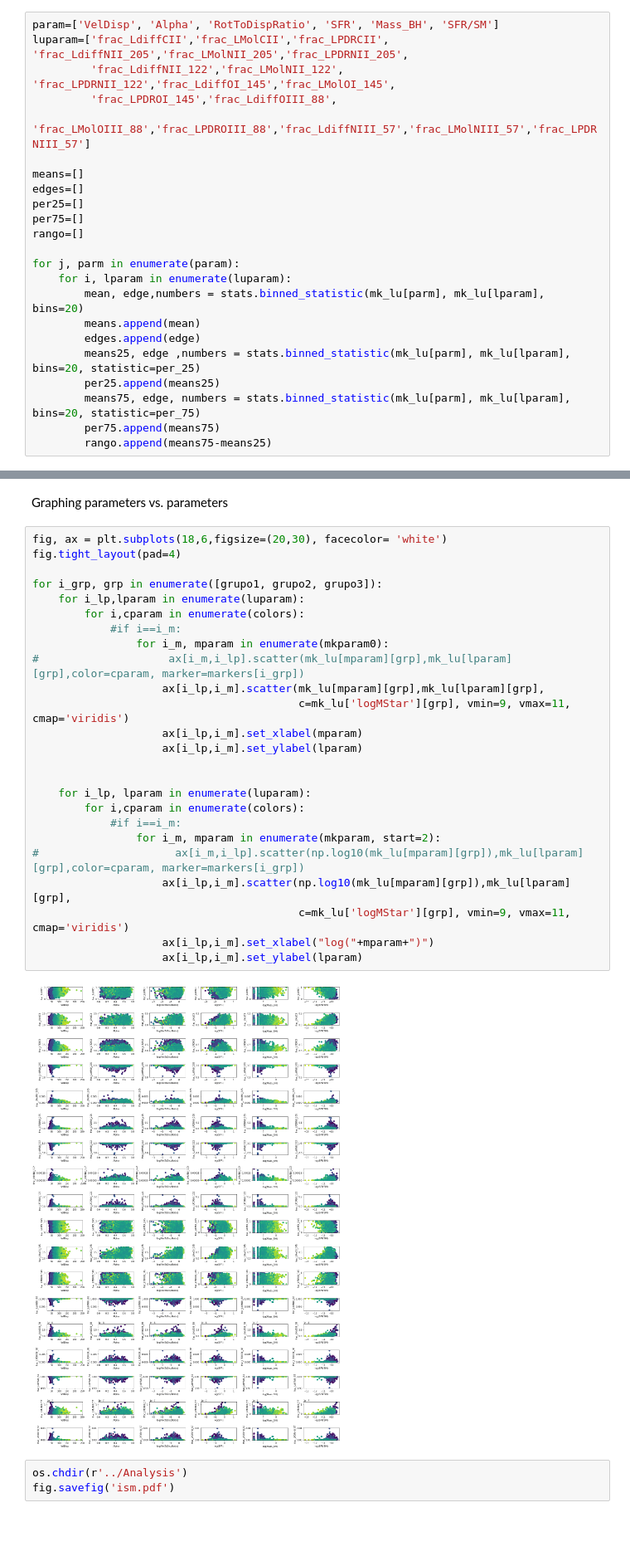
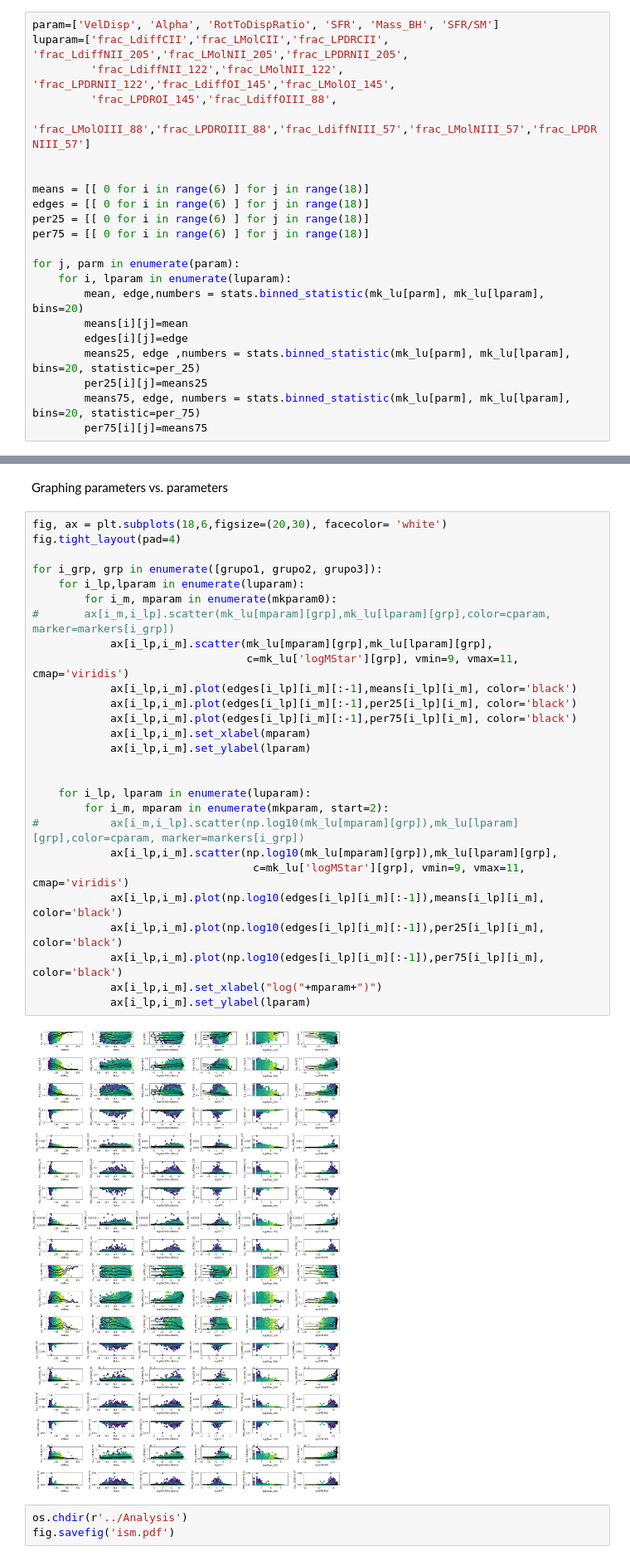
Before and after one commit to MariaPaulaRojas/RECA-internship, a Jupyter notebook: Analysis/FirstLuminositiesISM.ipynb, the cells around one changed output, grey strips where cells are left out. Shown at 83% size. Saved outputs shown, nothing was run; the diff lists cells and outputs as text; blank space fills up the shorter version.

Commit message:
Mean and percentiles

```diff
--- a/Analysis/FirstLuminositiesISM.ipynb
+++ b/Analysis/FirstLuminositiesISM.ipynb
@@ -153,19 +153,18 @@ luparam=['frac_LdiffCII','frac_LMolCII','frac_LPDRCII', 'frac_LdiffNII_205','fra
          'frac_LPDROI_145','frac_LdiffOIII_88',
          'frac_LMolOIII_88','frac_LPDROIII_88','frac_LdiffNIII_57','frac_LMolNIII_57','frac_LPDRNIII_57']
 
-means=[]
-edges=[]
-per25=[]
-per75=[]
-rango=[]
+
+means = [[ 0 for i in range(6) ] for j in range(18)]
+edges = [[ 0 for i in range(6) ] for j in range(18)]
+per25 = [[ 0 for i in range(6) ] for j in range(18)]
+per75 = [[ 0 for i in range(6) ] for j in range(18)]
 
 for j, parm in enumerate(param):
     for i, lparam in enumerate(luparam):
         mean, edge,numbers = stats.binned_statistic(mk_lu[parm], mk_lu[lparam], bins=20)
-        means.append(mean)
-        edges.append(edge)
+        means[i][j]=mean
+        edges[i][j]=edge
         means25, edge ,numbers = stats.binned_statistic(mk_lu[parm], mk_lu[lparam], bins=20, statistic=per_25)
-        per25.append(means25)
+        per25[i][j]=means25
         means75, edge, numbers = stats.binned_statistic(mk_lu[parm], mk_lu[lparam], bins=20, statistic=per_75)
-        per75.append(means75)
-        rango.append(means75-means25)
+        per75[i][j]=means75
@@ -193,30 +190,32 @@ Graphing parameters vs. parameters
 # %%
 fig, ax = plt.subplots(18,6,figsize=(20,30), facecolor= 'white')
 fig.tight_layout(pad=4)
 
 for i_grp, grp in enumerate([grupo1, grupo2, grupo3]):
     for i_lp,lparam in enumerate(luparam):
-        for i,cparam in enumerate(colors):
-            #if i==i_m:
-                for i_m, mparam in enumerate(mkparam0):
-#                    ax[i_m,i_lp].scatter(mk_lu[mparam][grp],mk_lu[lparam][grp],color=cparam, marker=markers[i_grp])
-                    ax[i_lp,i_m].scatter(mk_lu[mparam][grp],mk_lu[lparam][grp],
-                                         c=mk_lu['logMStar'][grp], vmin=9, vmax=11, cmap='viridis')
-                    ax[i_lp,i_m].set_xlabel(mparam)
-                    ax[i_lp,i_m].set_ylabel(lparam)
+        for i_m, mparam in enumerate(mkparam0):
+#       ax[i_m,i_lp].scatter(mk_lu[mparam][grp],mk_lu[lparam][grp],color=cparam, marker=markers[i_grp])
+            ax[i_lp,i_m].scatter(mk_lu[mparam][grp],mk_lu[lparam][grp],
+                                 c=mk_lu['logMStar'][grp], vmin=9, vmax=11, cmap='viridis')
+            ax[i_lp,i_m].plot(edges[i_lp][i_m][:-1],means[i_lp][i_m], color='black')
+            ax[i_lp,i_m].plot(edges[i_lp][i_m][:-1],per25[i_lp][i_m], color='black')
+            ax[i_lp,i_m].plot(edges[i_lp][i_m][:-1],per75[i_lp][i_m], color='black')
+            ax[i_lp,i_m].set_xlabel(mparam)
+            ax[i_lp,i_m].set_ylabel(lparam)
 
 
     for i_lp, lparam in enumerate(luparam):
-        for i,cparam in enumerate(colors):
-            #if i==i_m:
-                for i_m, mparam in enumerate(mkparam, start=2):
-#                     ax[i_m,i_lp].scatter(np.log10(mk_lu[mparam][grp]),mk_lu[lparam][grp],color=cparam, marker=markers[i_grp])
-                    ax[i_lp,i_m].scatter(np.log10(mk_lu[mparam][grp]),mk_lu[lparam][grp],
-                                         c=mk_lu['logMStar'][grp], vmin=9, vmax=11, cmap='viridis')
-                    ax[i_lp,i_m].set_xlabel("log("+mparam+")")
-                    ax[i_lp,i_m].set_ylabel(lparam)
+        for i_m, mparam in enumerate(mkparam, start=2):
+#           ax[i_m,i_lp].scatter(np.log10(mk_lu[mparam][grp]),mk_lu[lparam][grp],color=cparam, marker=markers[i_grp])
+            ax[i_lp,i_m].scatter(np.log10(mk_lu[mparam][grp]),mk_lu[lparam][grp],
+                                  c=mk_lu['logMStar'][grp], vmin=9, vmax=11, cmap='viridis')
+            ax[i_lp,i_m].plot(np.log10(edges[i_lp][i_m][:-1]),means[i_lp][i_m], color='black')
+            ax[i_lp,i_m].plot(np.log10(edges[i_lp][i_m][:-1]),per25[i_lp][i_m], color='black')
+            ax[i_lp,i_m].plot(np.log10(edges[i_lp][i_m][:-1]),per75[i_lp][i_m], color='black')
+            ax[i_lp,i_m].set_xlabel("log("+mparam+")")
+            ax[i_lp,i_m].set_ylabel(lparam)
 # %% [output]
-[figure, old version]
+[figure, new version]
 # %%
 os.chdir(r'../Analysis')
 fig.savefig('ism.pdf')
```
Also changed, not shown: parts of 5 cells of this notebook.
